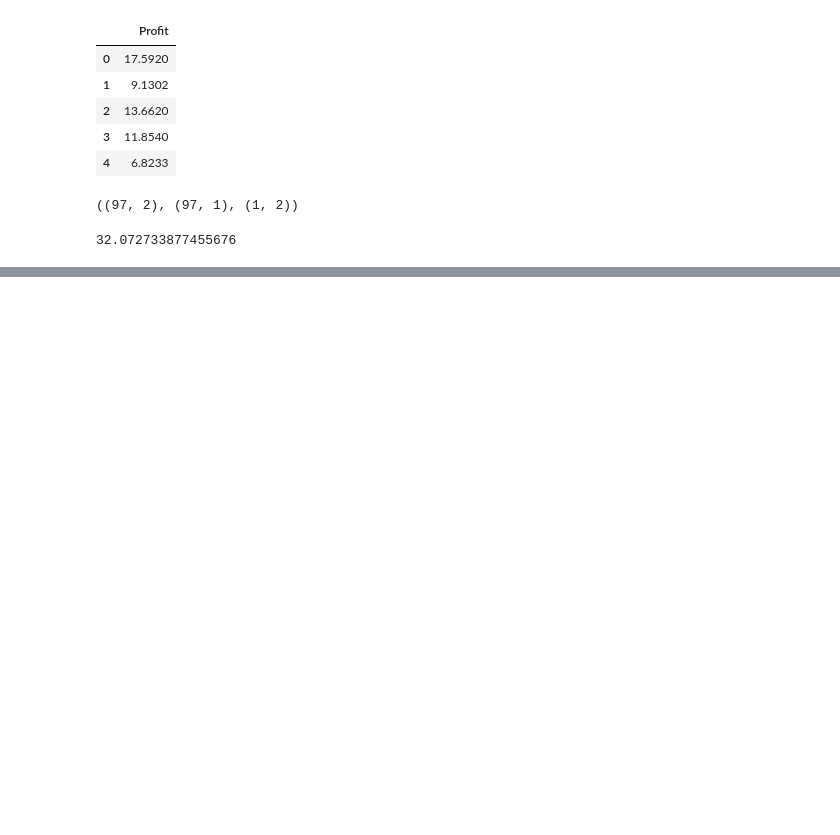
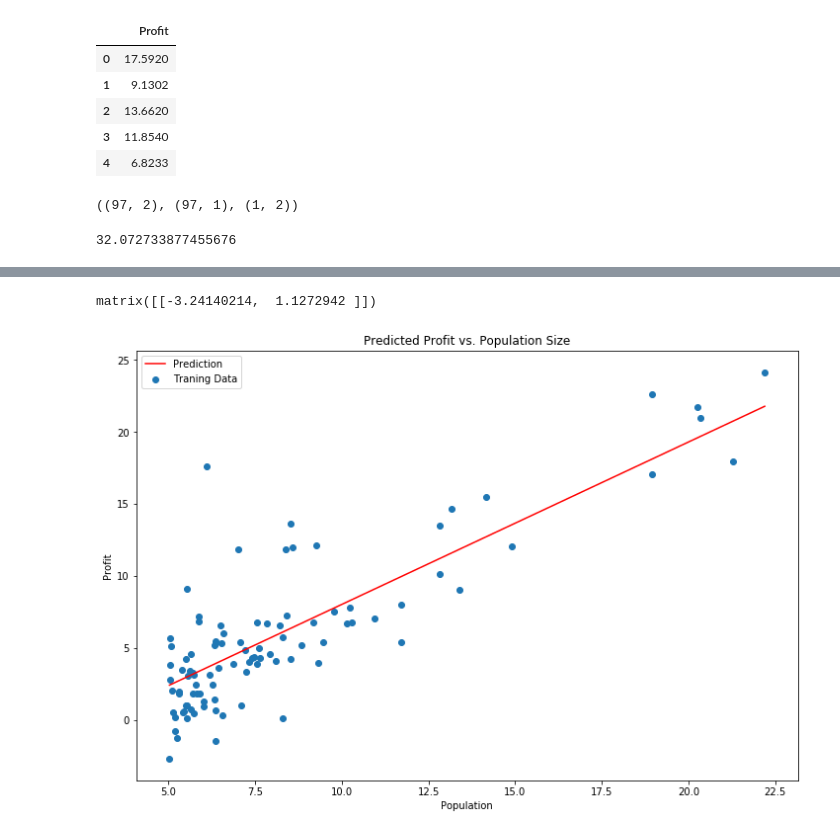
Before and after one commit to liutong927/MLStudy, a Jupyter notebook: ML_AndrewNg/Linear_Regression/LinearRegression.ipynb, the cells around one changed output, grey strips where cells are left out. Drawn from its saved outputs; the diff is of its cells as text; code cells hidden in the pictures; blank space fills up the shorter version.

Commit message:
Add Gradient Descent algorithm to LinearRegression.

```diff
--- a/ML_AndrewNg/Linear_Regression/LinearRegression.ipynb
+++ b/ML_AndrewNg/Linear_Regression/LinearRegression.ipynb
@@ -117,0 +122,49 @@ $\frac{\partial }{\partial {{\theta }_{1}}}J\left( \theta_{0},\theta_{1}  \right
+# %%
+# X is m*2, y is m*1, theta is 1*2
+def gradient_descent(X, y, theta, alpha, iters):
+    # theta_temp is matrix initialized with array of theta's dimension. this is to
+    # keep temp theta values calculated by each iteration.
+    theta_temp = np.matrix(np.zeros(theta.shape))
+
+    # params is number of theta
+    params = theta.ravel().shape[1]
+
+    # cost is one dimension array of size iters that stores cost value of each iteration.
+    cost = np.zeros(iters)
+
+    for i in range(iters):
+        # h(x)-y is fixed in each iteration.
+        error = X*theta.T - y
+
+        for j in range(params):
+            # calulate sum term element
+            term = np.multiply(error, X[:,j])
+            # calulate new theta
+            theta_temp[0,j] = theta[0,j] - (alpha/len(X))*sum(term)
+
+        theta = theta_temp
+        cost[i] = compute_cost(X, y, theta)
+
+    return theta, cost
+# %%
+alpha = 0.01
+iters = 1000
+theta, cost = gradient_descent(X, y, theta, alpha, iters)
+# %%
+theta
+# %% [output]
+matrix([[-3.24140214,  1.1272942 ]])
+# %%
+# plot hypothesis
+x = np.linspace(data.Population.min(), data.Population.max(), 100)
+f = theta[0,0]+theta[0,1]*x
+fig, ax = plt.subplots(figsize=(12,8))
+ax.plot(x, f, 'r', label='Prediction')
+ax.scatter(data.Population, data.Profit, label='Traning Data')
+ax.legend(loc=2)
+ax.set_xlabel('Population')
+ax.set_ylabel('Profit')
+ax.set_title('Predicted Profit vs. Population Size')
+plt.show()
+# %% [output]
+[figure, added]
```
Also changed, not shown: parts of 2 cells of this notebook.
